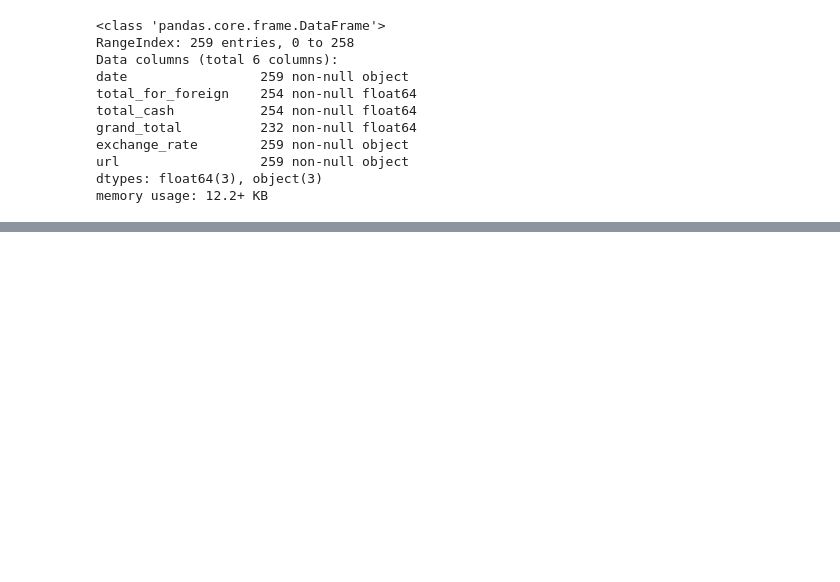
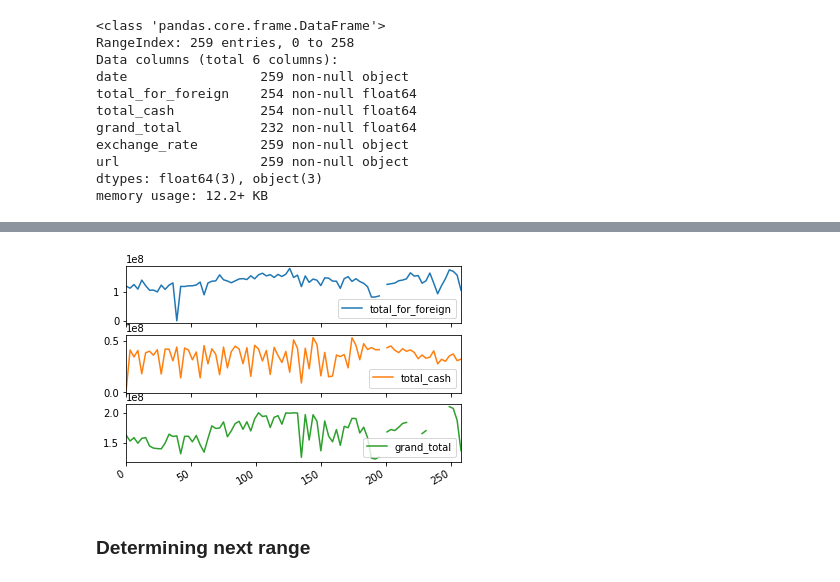
Before and after one commit to mpky/CBI_Project, a Jupyter notebook: CBI_Project.ipynb, the cells around one changed output, grey strips where cells are left out. Saved outputs shown, nothing was run; the diff lists cells and outputs as text; code cells hidden in the pictures; blank space fills up the shorter version.

```diff
--- a/CBI_Project.ipynb
+++ b/CBI_Project.ipynb
@@ -293,0 +206,5 @@ memory usage: 12.2+ KB
+# %%
+raw_data1[['total_for_foreign','total_cash','grand_total']][::3].plot(subplots=True)
+plt.show()
+# %% [output]
+[figure, added]
@@ -293,0 +214,2 @@ memory usage: 12.2+ KB
+# %% [markdown]
+### Determining next range
```
Also changed, not shown: parts of 14 cells of this notebook, 1 other file.
